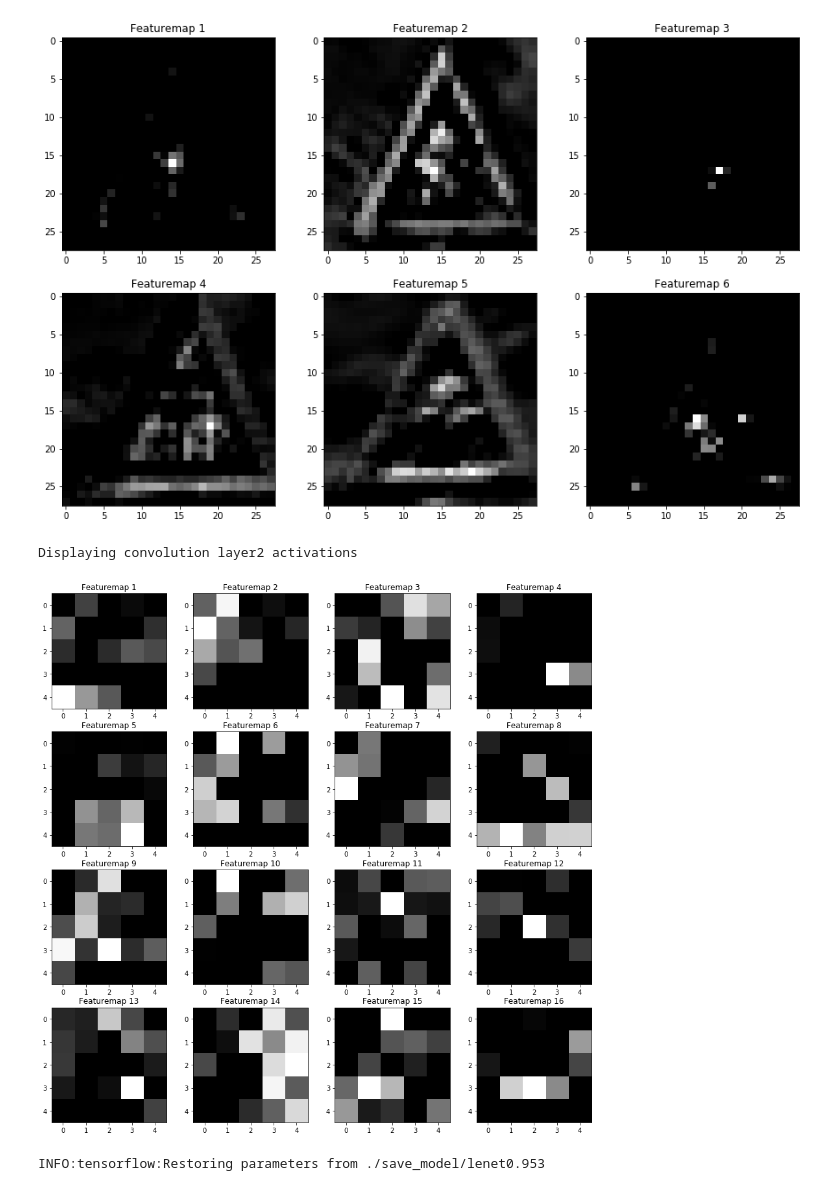
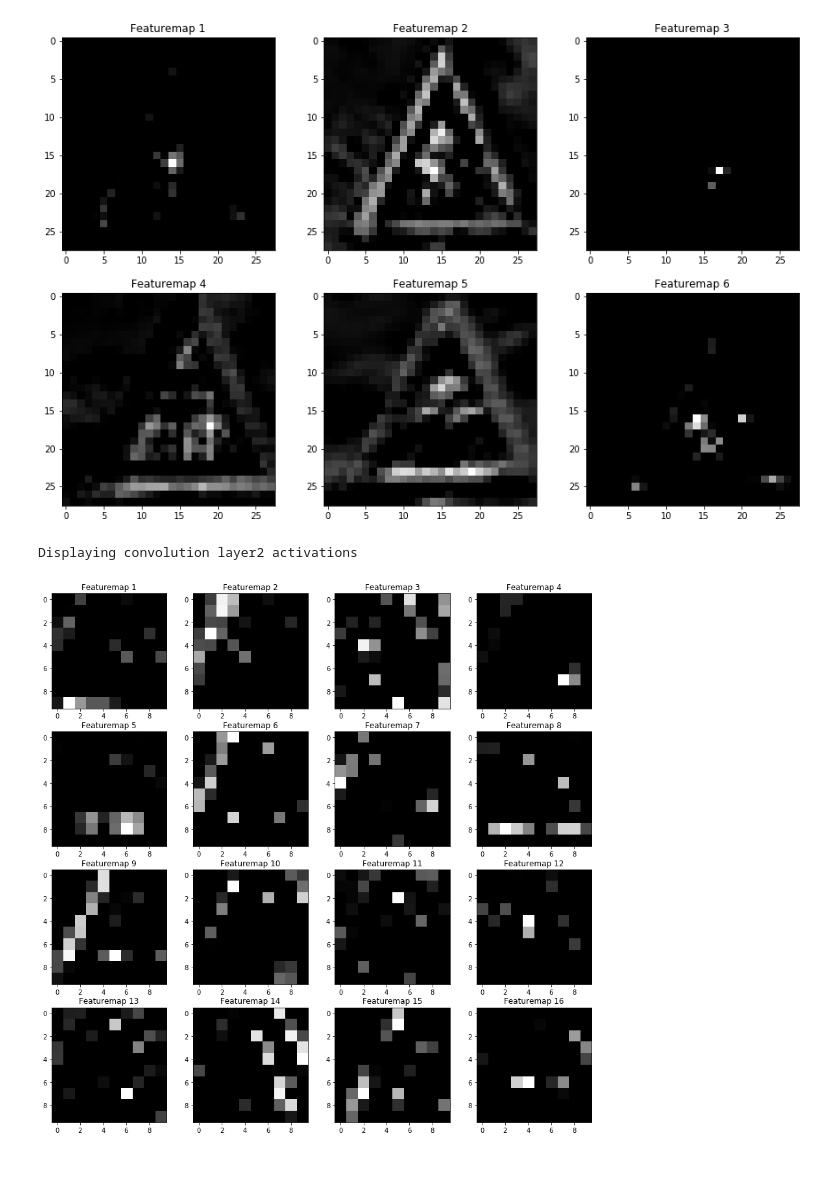
Before and after one commit to aloksh85/CarND-Traffic-Sign-Classifier-Project, a Jupyter notebook: Traffic_Sign_Classifier.ipynb, the cells around one changed output. Saved outputs shown, nothing was run; the diff lists cells and outputs as text; code cells hidden in the pictures.

```diff
--- a/Traffic_Sign_Classifier.ipynb
+++ b/Traffic_Sign_Classifier.ipynb
@@ -249,9 +243,9 @@ def lenet(x,keep_prob,plot_featuremap=False):
     conv2 = tf.nn.conv2d(mp1,conv2_w,strides=[1,1,1,1],padding='VALID')+conv2_b
     conv2 = tf.nn.relu(conv2)
     #MAX POOL
-    conv2 = tf.nn.max_pool(conv2,ksize=[1,2,2,1],strides=[1,2,2,1],padding='VALID')
+    mp2 = tf.nn.max_pool(conv2,ksize=[1,2,2,1],strides=[1,2,2,1],padding='VALID')
 #   Add two fully connected layers
-    fc0 = flatten(conv2)
+    fc0 = flatten(mp2)
     #Fully connected 1
     fc1_W = tf.Variable(tf.truncated_normal((400,120),mu,sigma))
     fc1_b = tf.Variable(tf.zeros(120))
@@ -270,8 +264,8 @@ def lenet(x,keep_prob,plot_featuremap=False):
     fc3_W = tf.Variable(tf.truncated_normal((84,43),mu,sigma))
     fc3_b = tf.Variable(tf.zeros(43))
     fc3 = tf.add(tf.matmul(fc2,fc3_W),fc3_b)
-    logits = tf.nn.relu(fc3)
 
+    logits =tf.nn.relu(fc3)
     return logits,conv1,conv2,conv1_w,conv2_w
 # %% [markdown]
 ### Train, Validate and Test the Model
@@ -328,19 +323,17 @@ if train_needed:
             for offset in range(0,num_examples,BATCH_SIZE):
                 end = offset+BATCH_SIZE
                 batch_x,batch_y = X_train_grayscale[offset:end],y_train[offset:end]
-                sess.run(training_operation,feed_dict={x:batch_x,y:batch_y,keep_prob:0.75})
+                sess.run(training_operation,feed_dict={x:batch_x,y:batch_y,keep_prob:0.50})
 
-#             train_loss,training_accuracy = evaluate(X_train_grayscale,y_train)
+            train_loss,training_accuracy = evaluate(X_train_grayscale,y_train)
             loss_valid, Validation_accuracy = evaluate(X_valid_grayscale,y_valid)
             print("EPOCH {} ...".format(i+1))
             print("Validation Accuracy = {:.3f}, loss = {:.3f}".format(Validation_accuracy*100,loss_valid))
-#             print("Training Accuracy = {:.3f}, loss = {:.3f}".format(training_accuracy,train_loss))
+            print("Training Accuracy = {:.3f}, loss = {:.3f}".format(training_accuracy*100,train_loss))
 
             save_model = (Validation_accuracy > 0.935) and Validation_accuracy > max_accuracy and i > 25
             save_file='lenet'+str(np.round(Validation_accuracy,3))
             if save_model:
-#                 loss,test_accuracy = evaluate(X_test_grayscale,y_test)
-#                 print('Test Accuracy: {}, loss: {}'.format(test_accuracy,loss))
                 max_accuracy = Validation_accuracy
                 saver = tf.train.Saver()
                 saver.save(sess, './save_model/'+save_file)
@@ -372,7 +365,7 @@ if test_needed:
 # Launch the graph
     with tf.Session() as sess:
             sess.run(tf.global_variables_initializer())
-            saver.restore(sess, save_file)
+            saver.restore(sess,'./save_model/'+save_file)
             loss,test_accuracy = evaluate(X_test_grayscale,y_test)
-            print('Test Accuracy: {}, loss: {}'.format(test_accuracy,loss))
+            print('Test Accuracy: {}, loss: {}'.format(test_accuracy*100,loss))
 # %% [output]
@@ -439,7 +432,7 @@ softmax_activation = tf.nn.softmax(logits)
 top_k_predictions = tf.nn.top_k(softmax_activation,k=5)
 n_new_test_samples = len(test_img_arr)
 saver = tf.train.Saver()
-save_file = './save_model/lenet0.941' #
+save_file = './save_model/lenet0.937'
 test_img_arr = test_img_arr.reshape(len(img_files),32,32,1)
 with tf.Session() as sess:
     sess.run(tf.global_variables_initializer())
@@ -617,16 +612,16 @@ Displaying convolution layer 1 activations
 [figure]
 # %%
 
-c2 = c2.reshape(5,5,16)
+c2 = c2.reshape(10,10,16)
 f2 = plt.figure(1, figsize=(15,15))
 print('Displaying convolution layer2 activations')
 for i in range (c2.shape[2]):
     axis2 = f2.add_subplot(4,4,i+1)
     axis2.imshow(c2[:,:,i],'gray')
     axis2.set_title('Featuremap '+str(i+1))
 # %% [output]
 Displaying convolution layer2 activations
-[figure, old version]
+[figure, new version]
 # %%
 saver = tf.train.Saver()
 # save_file = './save_model/lenet0.941' # Loads model
@@ -637,8 +632,6 @@ with tf.Session() as sess:
     temp_test_img=temp_test_img.reshape(1,32,32,1)
     c1=sess.run(conv1,feed_dict={x:temp_test_img,keep_prob:1.0})
     c2 =sess.run(conv2,feed_dict={x:temp_test_img,keep_prob:1.0})
-# %% [output]
-INFO:tensorflow:Restoring parameters from ./save_model/lenet0.953
 # %%
 c1 = c1.reshape(28,28,6)
 f1 = plt.figure(1, figsize=(15,15))
```
Also changed, not shown: parts of 10 cells of this notebook, 6 other files.
